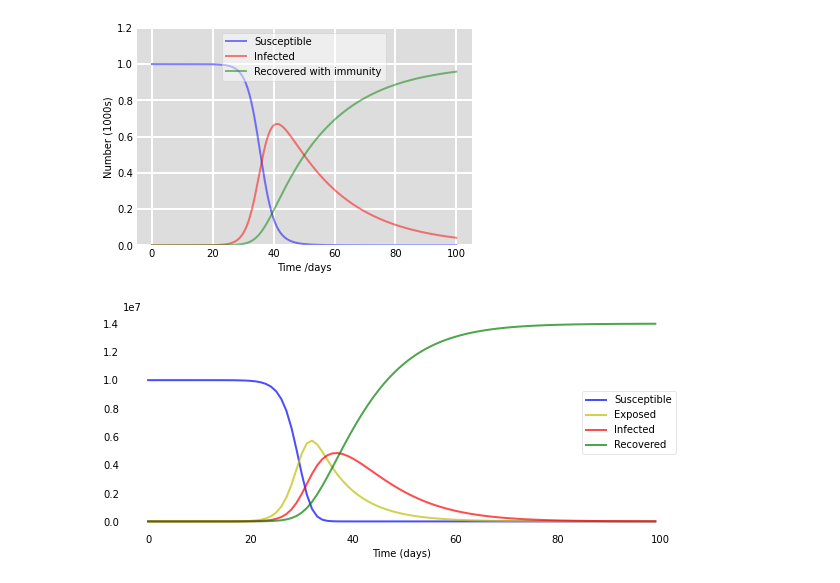
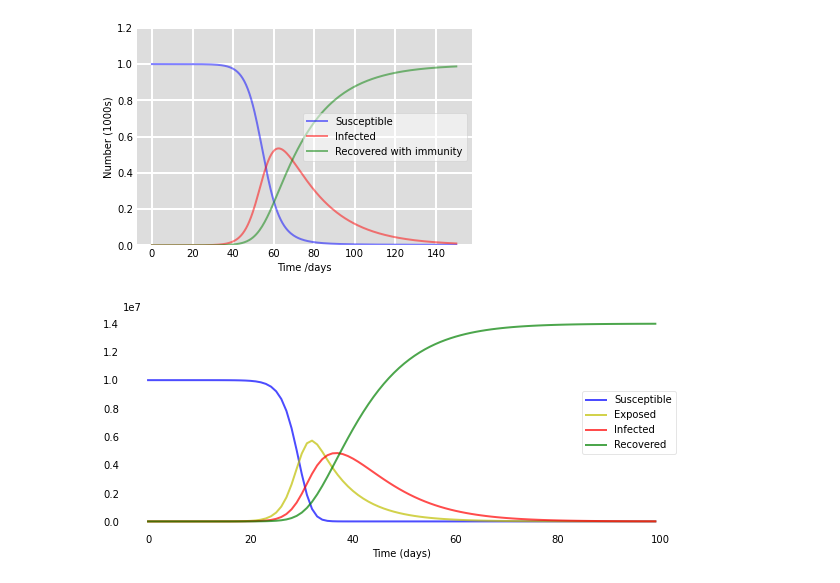
Before and after one commit to SIR-SEE/final-project-team-4, a Jupyter notebook: checkpoint_test_branch.ipynb, the cells around one changed output. Cells and saved outputs as stored; diff of their text form; code cells hidden in the pictures.

```diff
--- a/checkpoint_test_branch.ipynb
+++ b/checkpoint_test_branch.ipynb
@@ -6,15 +6,15 @@ import matplotlib.pyplot as plt
 # Total population, N
 N = 10000000
 # Initial number of infected and recovered individuals, I0 and R0.
-I0 = 1
+I0 = 10
 R0 = 0
 # Everyone else, S0, is susceptible to infection initially.
 S0 = N - I0 - R0
 # Contact rate: beta, and mean recovery rate: gamma, (in 1/days).
-beta = 0.5
+beta = 0.3
 gamma = 1/20
 # A grid of time points (in days)
-t = np.linspace(0, 100, 360)
+t = np.linspace(0, 150, 360)
 
 # The SIR model differential equations.
 def deriv(y, t, N, beta, gamma):
@@ -65,32 +65,32 @@ k=1/7
 S0, E0, I0, R0 = N-1, 1, 0, 0  # initial conditions: one infected, rest susceptible
 
 t = np.linspace(0, 99, 100) # Grid of time points (in days)
 y0 = S0, E0, I0, R0 # Initial conditions vector
 
 # Integrate the SIR equations over the time grid, t.
 ret = odeint(deriv, y0, t, args=(N, beta, k, delta))
 S, E, I, R = ret.T
 
 def plotsir(t, S, E, I, R):
   f, ax = plt.subplots(1,1,figsize=(10,4))
   ax.plot(t, S, 'b', alpha=0.7, linewidth=2, label='Susceptible')
   ax.plot(t, E, 'y', alpha=0.7, linewidth=2, label='Exposed')
   ax.plot(t, I, 'r', alpha=0.7, linewidth=2, label='Infected')
   ax.plot(t, R, 'g', alpha=0.7, linewidth=2, label='Recovered')
 
   ax.set_xlabel('Time (days)')
 
   ax.yaxis.set_tick_params(length=0)
   ax.xaxis.set_tick_params(length=0)
   ax.grid(b=True, which='major', c='w', lw=2, ls='-')
   legend = ax.legend()
   legend.get_frame().set_alpha(0.5)
   for spine in ('top', 'right', 'bottom', 'left'):
       ax.spines[spine].set_visible(False)
   plt.savefig('Plot.png')
   plt.show();
 
 plotsir(t, S, E, I, R)
 # %% [output]
-[figure, old version]
+[figure, new version]
 [figure]
```
